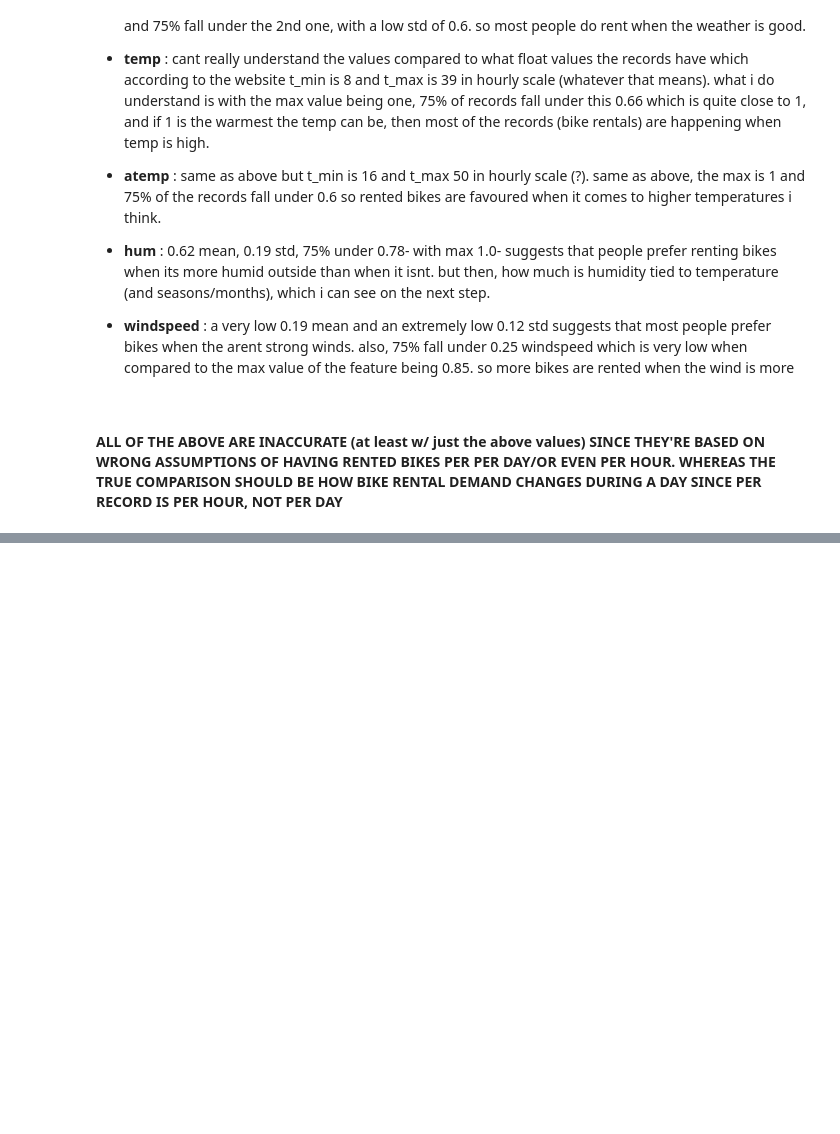
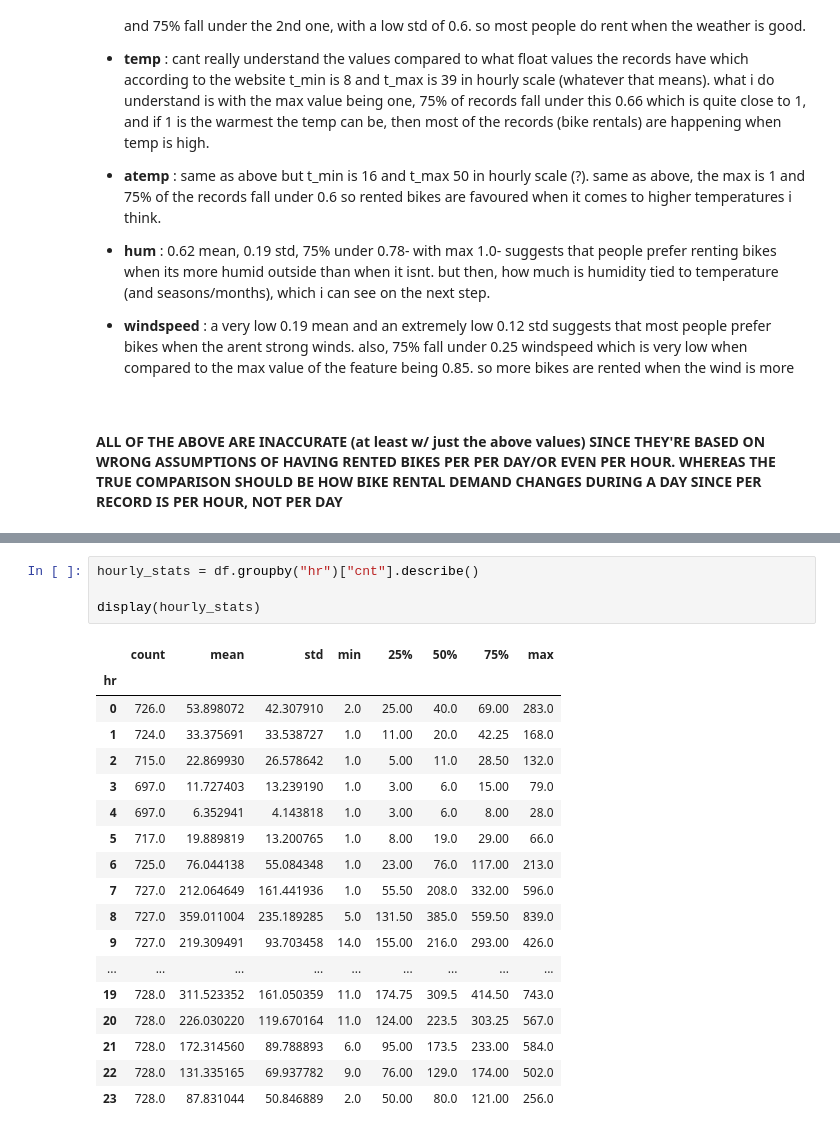
Before and after one commit to GregJackalis/bike-rental-demand-predictor, a Jupyter notebook: notebooks/prediction.ipynb, the cells around one changed output, grey strips where cells are left out. Drawn from its saved outputs; the diff is of its cells as text; blank space fills up the shorter version.

```diff
--- a/notebooks/prediction.ipynb
+++ b/notebooks/prediction.ipynb
@@ -136,0 +278,23 @@ display(X.describe().T)
+# %%
+hourly_stats = df.groupby("hr")["cnt"].describe()
+
+display(hourly_stats)
+# %% [output]
+|  | count | mean | std | min | 25% | 50% | 75% | max |
+| hr |  |  |  |  |  |  |  |  |
+| 0 | 726.0 | 53.898072 | 42.307910 | 2.0 | 25.00 | 40.0 | 69.00 | 283.0 |
+| 1 | 724.0 | 33.375691 | 33.538727 | 1.0 | 11.00 | 20.0 | 42.25 | 168.0 |
+| 2 | 715.0 | 22.869930 | 26.578642 | 1.0 | 5.00 | 11.0 | 28.50 | 132.0 |
+| 3 | 697.0 | 11.727403 | 13.239190 | 1.0 | 3.00 | 6.0 | 15.00 | 79.0 |
+| 4 | 697.0 | 6.352941 | 4.143818 | 1.0 | 3.00 | 6.0 | 8.00 | 28.0 |
+| 5 | 717.0 | 19.889819 | 13.200765 | 1.0 | 8.00 | 19.0 | 29.00 | 66.0 |
+| 6 | 725.0 | 76.044138 | 55.084348 | 1.0 | 23.00 | 76.0 | 117.00 | 213.0 |
+| 7 | 727.0 | 212.064649 | 161.441936 | 1.0 | 55.50 | 208.0 | 332.00 | 596.0 |
+| 8 | 727.0 | 359.011004 | 235.189285 | 5.0 | 131.50 | 385.0 | 559.50 | 839.0 |
+| 9 | 727.0 | 219.309491 | 93.703458 | 14.0 | 155.00 | 216.0 | 293.00 | 426.0 |
+| ... | ... | ... | ... | ... | ... | ... | ... | ... |
+| 19 | 728.0 | 311.523352 | 161.050359 | 11.0 | 174.75 | 309.5 | 414.50 | 743.0 |
+| 20 | 728.0 | 226.030220 | 119.670164 | 11.0 | 124.00 | 223.5 | 303.25 | 567.0 |
+| 21 | 728.0 | 172.314560 | 89.788893 | 6.0 | 95.00 | 173.5 | 233.00 | 584.0 |
+| 22 | 728.0 | 131.335165 | 69.937782 | 9.0 | 76.00 | 129.0 | 174.00 | 502.0 |
+| 23 | 728.0 | 87.831044 | 50.846889 | 2.0 | 50.00 | 80.0 | 121.00 | 256.0 |
```
Also changed, not shown: parts of 7 cells of this notebook.
